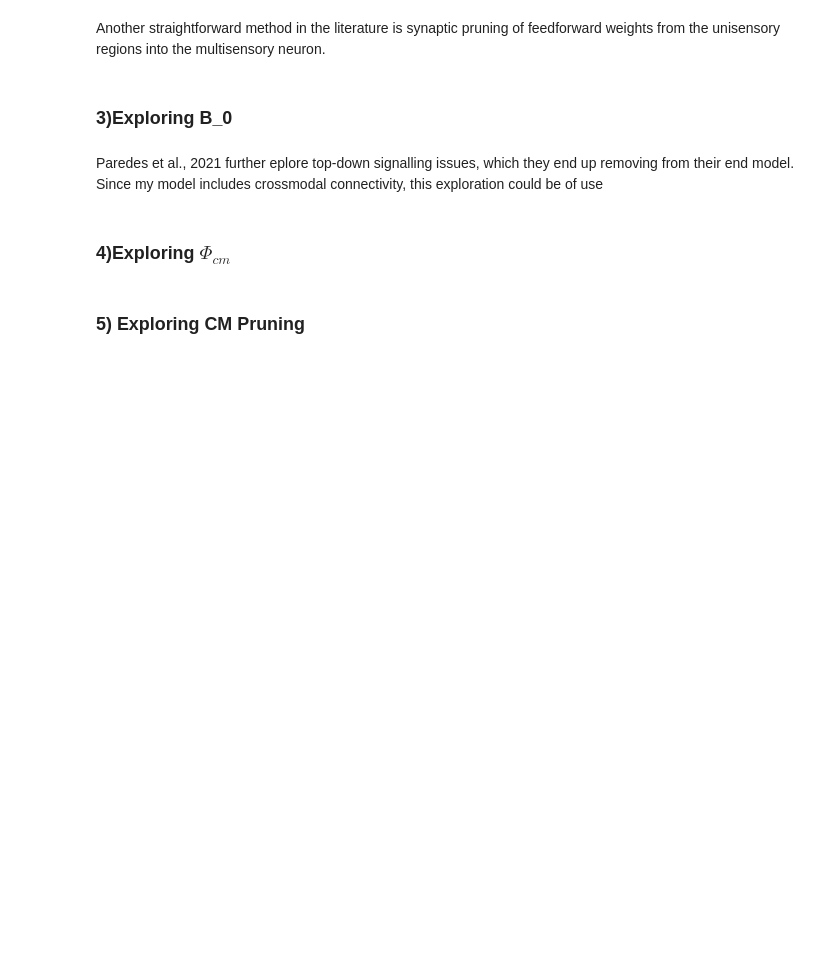
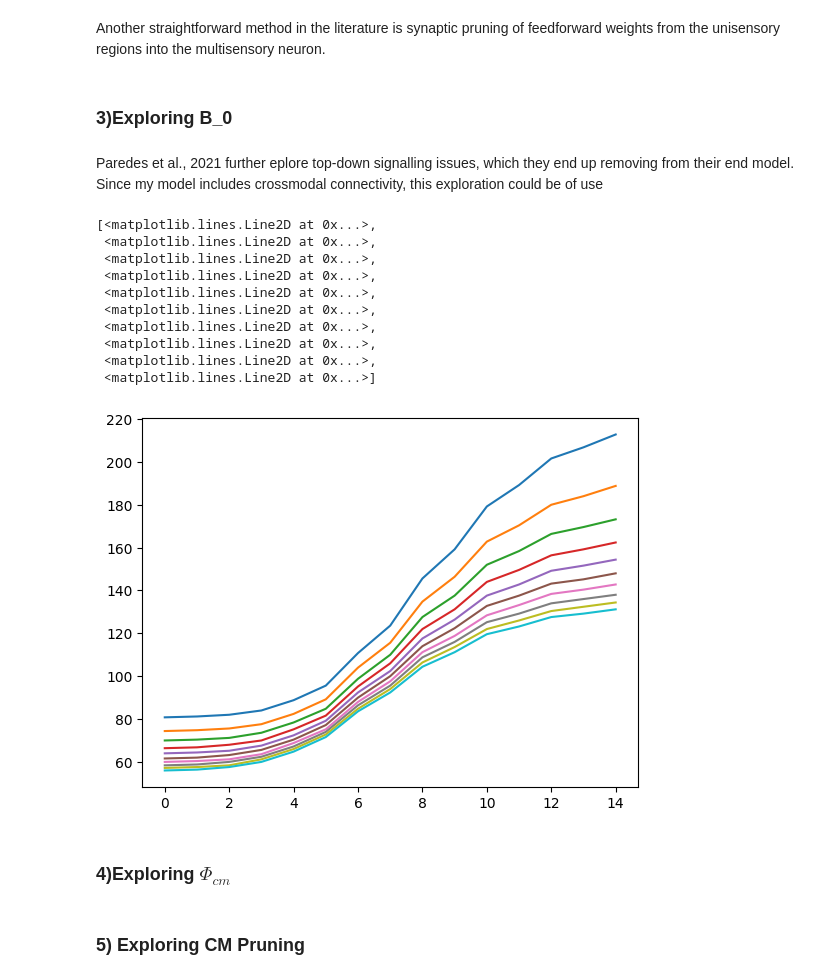
Before and after one commit to renatoparedes/SCZ_PPS_Expansion_Model, a Jupyter notebook: SCZ_Parameter_Exploration.ipynb, the cells around one changed output. Cells and saved outputs as stored; diff of their text form; code cells hidden in the pictures; blank space fills up the shorter version.

```diff
--- a/SCZ_Parameter_Exploration.ipynb
+++ b/SCZ_Parameter_Exploration.ipynb
@@ -173,6 +174,20 @@ for i in range(len(FBs)):
 np.save("drafts/Bcp.npy", Bcp)
 np.save("drafts/Bslope.npy", Bslope)
 np.save("drafts/BRT.npy", BRTs)
+# %%
+plt.plot(BRTs.T)
+# %% [output]
+[<matplotlib.lines.Line2D at 0x...>,
+ <matplotlib.lines.Line2D at 0x...>,
+ <matplotlib.lines.Line2D at 0x...>,
+ <matplotlib.lines.Line2D at 0x...>,
+ <matplotlib.lines.Line2D at 0x...>,
+ <matplotlib.lines.Line2D at 0x...>,
+ <matplotlib.lines.Line2D at 0x...>,
+ <matplotlib.lines.Line2D at 0x...>,
+ <matplotlib.lines.Line2D at 0x...>,
+ <matplotlib.lines.Line2D at 0x...>]
+[figure, added]
 # %% [markdown]
 ### 4)Exploring $\Phi_{cm}$
 # %%
```
Also changed, not shown: parts of 11 cells of this notebook, 10 other files.
